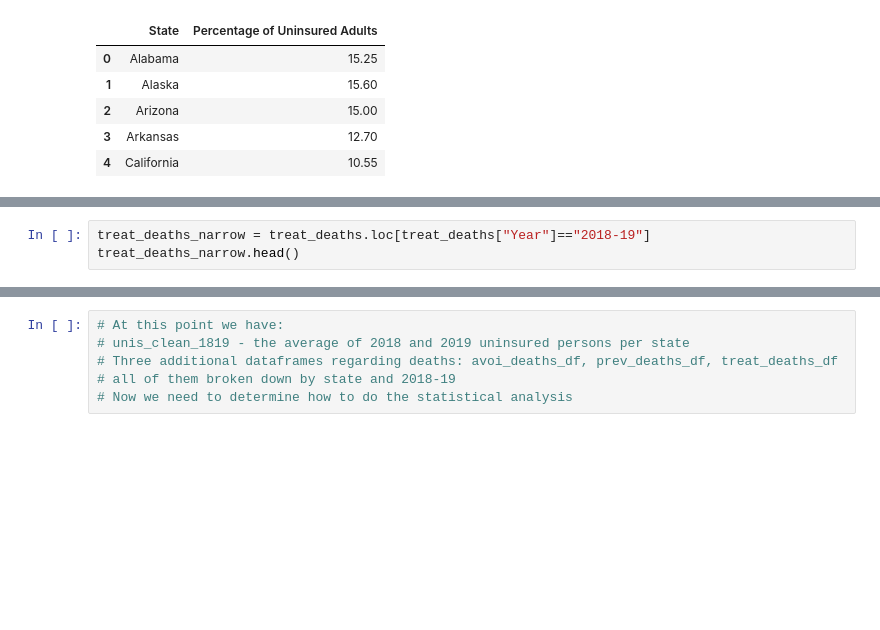
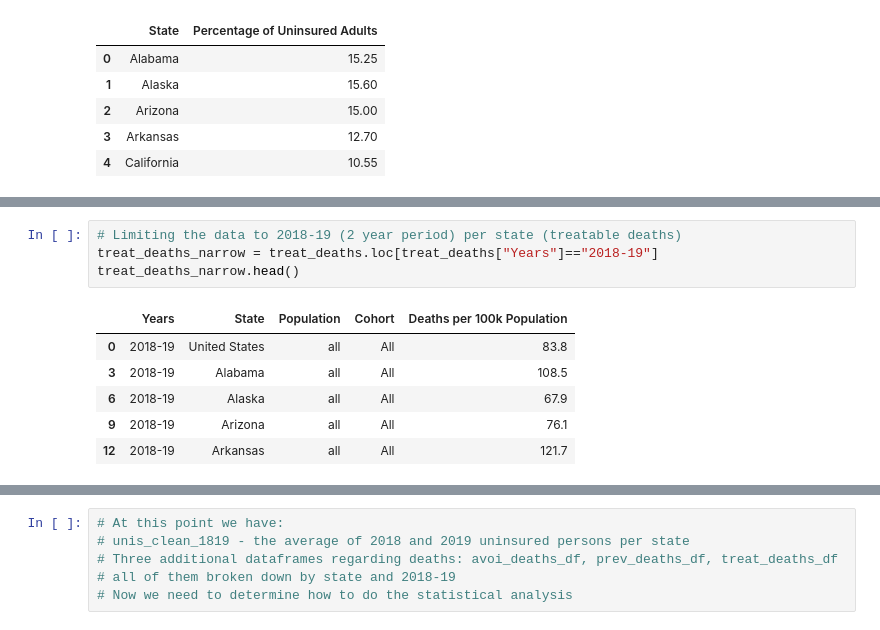
Before and after one commit to redpandata19/Project_1_Team_5, a Jupyter notebook: Premature_deaths.ipynb, the cells around one changed output, grey strips where cells are left out. Saved outputs shown, nothing was run; the diff lists cells and outputs as text; blank space fills up the shorter version.

```diff
--- a/Premature_deaths.ipynb
+++ b/Premature_deaths.ipynb
@@ -221,4 +249,12 @@ prev_deaths_df.head()
 # %%
-treat_deaths_narrow = treat_deaths.loc[treat_deaths["Year"]=="2018-19"]
+# Limiting the data to 2018-19 (2 year period) per state (treatable deaths)
+treat_deaths_narrow = treat_deaths.loc[treat_deaths["Years"]=="2018-19"]
 treat_deaths_narrow.head()
+# %% [output]
+|  | Years | State | Population | Cohort | Deaths per 100k Population |
+| 0 | 2018-19 | United States | all | All | 83.8 |
+| 3 | 2018-19 | Alabama | all | All | 108.5 |
+| 6 | 2018-19 | Alaska | all | All | 67.9 |
+| 9 | 2018-19 | Arizona | all | All | 76.1 |
+| 12 | 2018-19 | Arkansas | all | All | 121.7 |
 # %%
```
Also changed, not shown: parts of 22 cells of this notebook.
